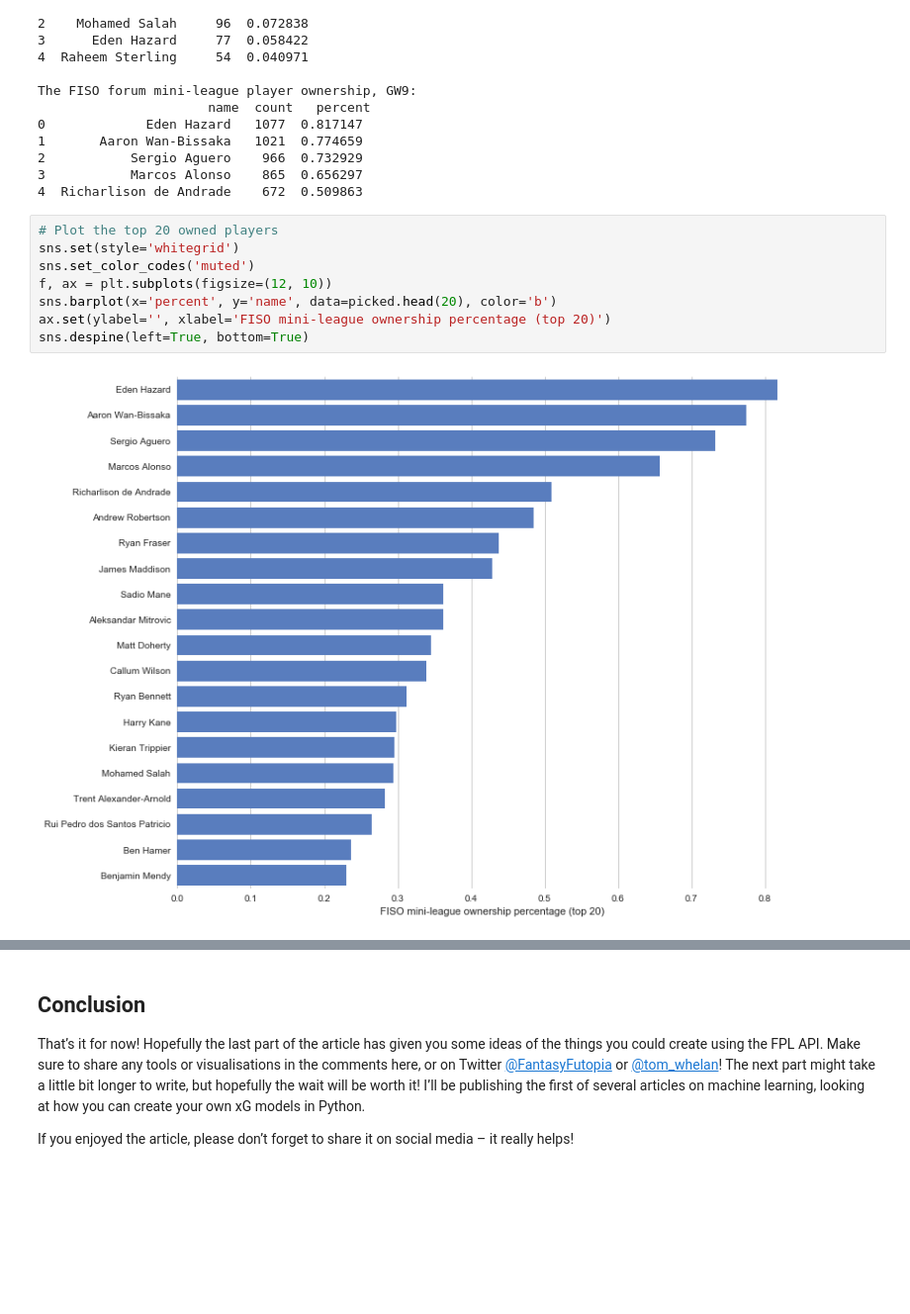
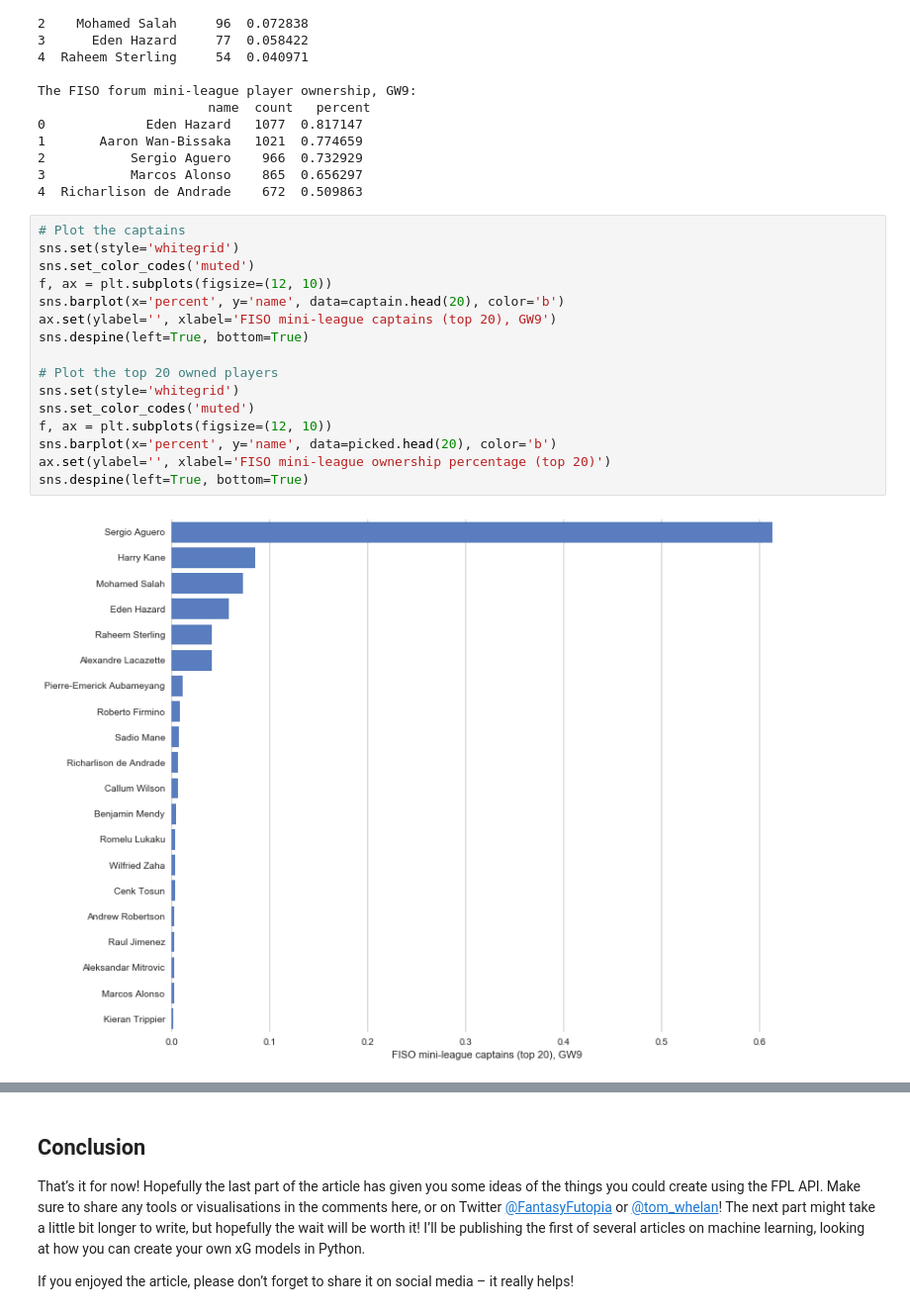
Before and after one commit to twhelan22/python-for-fantasy-football, a Jupyter notebook: 4 - APIs and JSON Data/Python for Fantasy Football - APIs and JSON Data.ipynb, the cells around one changed output, grey strips where cells are left out. Shown at 99% size. Cells and saved outputs as stored; diff of their text form; blank space fills up the shorter version.

```diff
--- a/4 - APIs and JSON Data/Python for Fantasy Football - APIs and JSON Data.ipynb
+++ b/4 - APIs and JSON Data/Python for Fantasy Football - APIs and JSON Data.ipynb
@@ -254,12 +254,20 @@ The FISO forum mini-league player ownership, GW9:
 3           Marcos Alonso    865  0.656297
 4  Richarlison de Andrade    672  0.509863
 # %%
+# Plot the captains
+sns.set(style='whitegrid')
+sns.set_color_codes('muted')
+f, ax = plt.subplots(figsize=(12, 10))
+sns.barplot(x='percent', y='name', data=captain.head(20), color='b')
+ax.set(ylabel='', xlabel='FISO mini-league captains (top 20), GW9')
+sns.despine(left=True, bottom=True)
+
 # Plot the top 20 owned players
 sns.set(style='whitegrid')
 sns.set_color_codes('muted')
 f, ax = plt.subplots(figsize=(12, 10))
 sns.barplot(x='percent', y='name', data=picked.head(20), color='b')
 ax.set(ylabel='', xlabel='FISO mini-league ownership percentage (top 20)')
 sns.despine(left=True, bottom=True)
 # %% [output]
-[figure, old version]
+[figure, new version]
```
Also changed, not shown: parts of 1 cell of this notebook.
